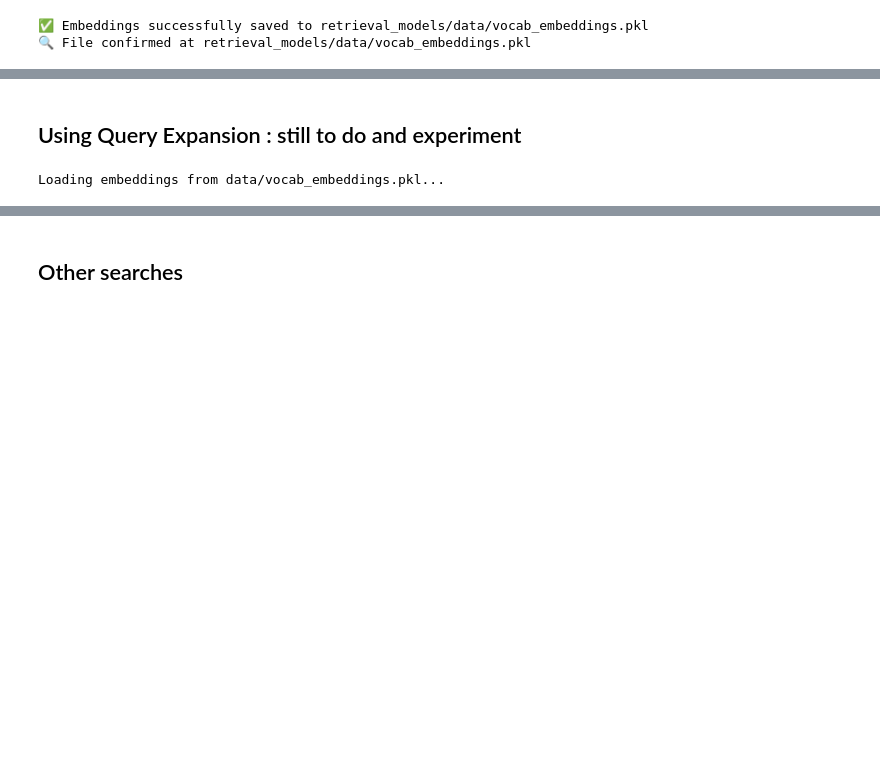
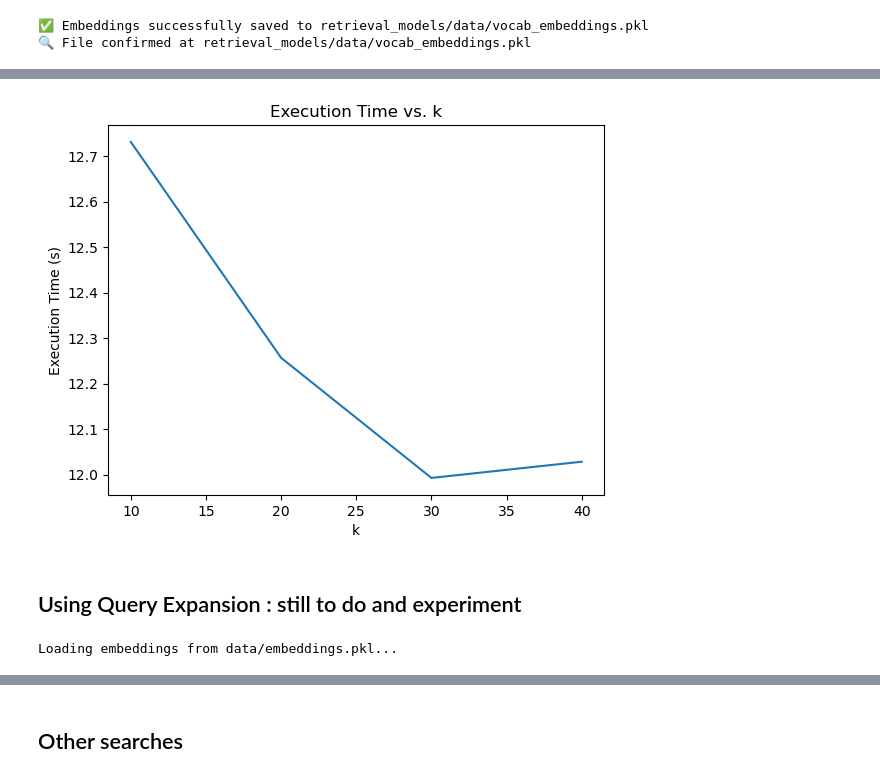
Before and after one commit to annitziak/CodeMe, a Jupyter notebook: retrieval_models/evaluation_annie.ipynb, the cells around one changed output, grey strips where cells are left out. Drawn from its saved outputs; the diff is of its cells as text; code cells hidden in the pictures; blank space fills up the shorter version.

```diff
--- a/retrieval_models/evaluation_annie.ipynb
+++ b/retrieval_models/evaluation_annie.ipynb
@@ -199,8 +152,17 @@ Starting ranked search
+# %%
+import matplotlib.pyplot as plt
+plt.plot(k_vals, exec_times)
+plt.xlabel("k")
+plt.ylabel("Execution Time (s)")
+plt.title("Execution Time vs. k")
+plt.show()
+# %% [output]
+[figure, added]
 # %% [markdown]
 ## Using Query Expansion : still to do and experiment
 # %%
-embeddingmodel = EmbeddingModel(vocab = index.vocab, save_path="data/vocab_embeddings.pkl")
+embeddingmodel = EmbeddingModel(vocab = index.vocab, save_path="data/embeddings.pkl")
 #need to compute embeddings again! before running this
 #retrieved_docs_expansion = run_queries(queries_examples, index, embeddingmodel, expansion=True)
 # %% [output]
-Loading embeddings from data/vocab_embeddings.pkl...
+Loading embeddings from data/embeddings.pkl...
```
Also changed, not shown: parts of 9 cells of this notebook.
